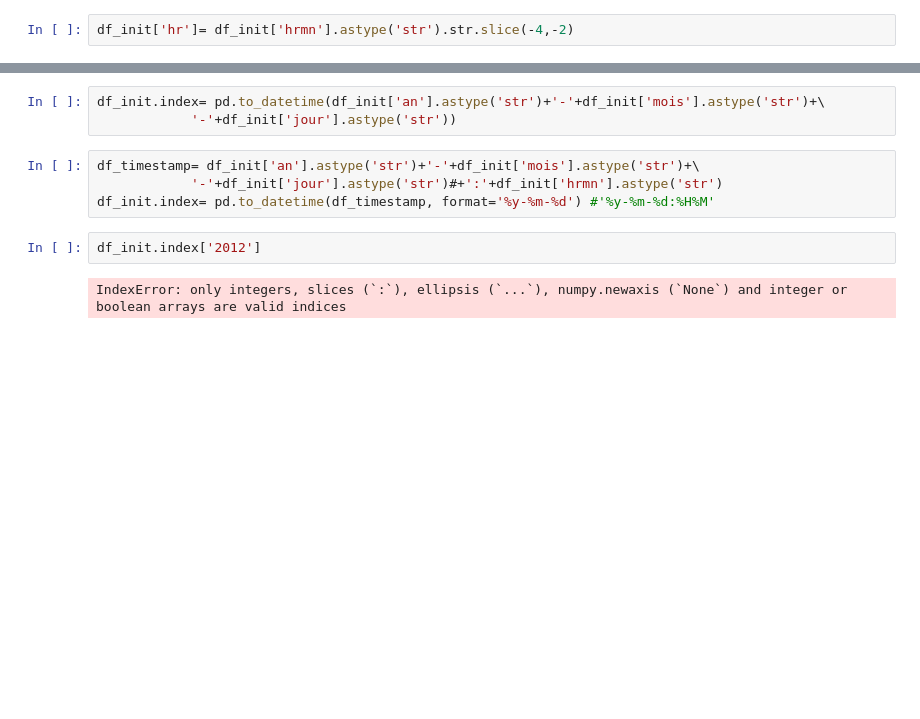
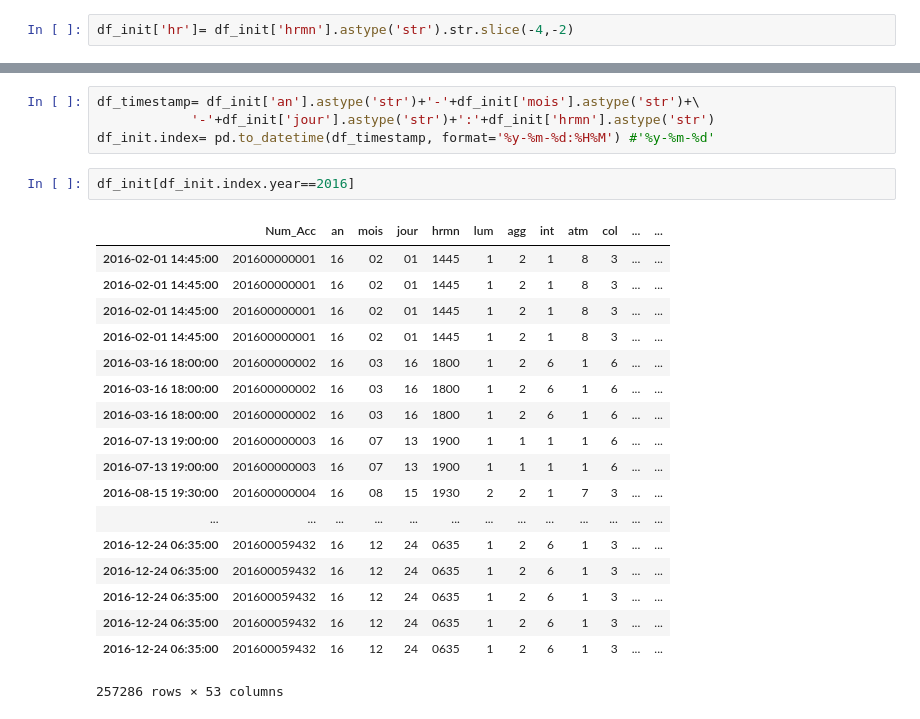
Before and after one commit to arulpugazh/data-analysis-projects, a Jupyter notebook: Accidents Analysis.ipynb, the cells around one changed output, grey strips where cells are left out. Saved outputs shown, nothing was run; the diff lists cells and outputs as text; blank space fills up the shorter version.

```diff
--- a/Accidents Analysis.ipynb
+++ b/Accidents Analysis.ipynb
@@ -149,16 +149,30 @@ This is the format of your plot grid:
 [ (2,1) x3,y3 ]  [ (2,2) x4,y4 ]
 [interactive output not drawn]
 # %%
-df_init.index= pd.to_datetime(df_init['an'].astype('str')+'-'+df_init['mois'].astype('str')+\
-            '-'+df_init['jour'].astype('str'))
+df_timestamp= df_init['an'].astype('str')+'-'+df_init['mois'].astype('str')+\
+            '-'+df_init['jour'].astype('str')+':'+df_init['hrmn'].astype('str')
+df_init.index= pd.to_datetime(df_timestamp, format='%y-%m-%d:%H%M') #'%y-%m-%d'
-# %%
-df_timestamp= df_init['an'].astype('str')+'-'+df_init['mois'].astype('str')+\
-            '-'+df_init['jour'].astype('str')#+':'+df_init['hrmn'].astype('str')
-df_init.index= pd.to_datetime(df_timestamp, format='%y-%m-%d') #'%y-%m-%d:%H%M'
 # %%
-df_init.index['2012']
+df_init[df_init.index.year==2016]
 # %% [output]
+|  | Num_Acc | an | mois | jour | hrmn | lum | agg | int | atm | col | ... | ... |
+| 2016-02-01 14:45:00 | 201600000001 | 16 | 02 | 01 | 1445 | 1 | 2 | 1 | 8 | 3 | ... | ... |
+| 2016-02-01 14:45:00 | 201600000001 | 16 | 02 | 01 | 1445 | 1 | 2 | 1 | 8 | 3 | ... | ... |
+| 2016-02-01 14:45:00 | 201600000001 | 16 | 02 | 01 | 1445 | 1 | 2 | 1 | 8 | 3 | ... | ... |
+| 2016-02-01 14:45:00 | 201600000001 | 16 | 02 | 01 | 1445 | 1 | 2 | 1 | 8 | 3 | ... | ... |
+| 2016-03-16 18:00:00 | 201600000002 | 16 | 03 | 16 | 1800 | 1 | 2 | 6 | 1 | 6 | ... | ... |
+| 2016-03-16 18:00:00 | 201600000002 | 16 | 03 | 16 | 1800 | 1 | 2 | 6 | 1 | 6 | ... | ... |
+| 2016-03-16 18:00:00 | 201600000002 | 16 | 03 | 16 | 1800 | 1 | 2 | 6 | 1 | 6 | ... | ... |
+| 2016-07-13 19:00:00 | 201600000003 | 16 | 07 | 13 | 1900 | 1 | 1 | 1 | 1 | 6 | ... | ... |
+| 2016-07-13 19:00:00 | 201600000003 | 16 | 07 | 13 | 1900 | 1 | 1 | 1 | 1 | 6 | ... | ... |
+| 2016-08-15 19:30:00 | 201600000004 | 16 | 08 | 15 | 1930 | 2 | 2 | 1 | 7 | 3 | ... | ... |
+| ... | ... | ... | ... | ... | ... | ... | ... | ... | ... | ... | ... | ... |
+| 2016-12-24 06:35:00 | 201600059432 | 16 | 12 | 24 | 0635 | 1 | 2 | 6 | 1 | 3 | ... | ... |
+| 2016-12-24 06:35:00 | 201600059432 | 16 | 12 | 24 | 0635 | 1 | 2 | 6 | 1 | 3 | ... | ... |
+| 2016-12-24 06:35:00 | 201600059432 | 16 | 12 | 24 | 0635 | 1 | 2 | 6 | 1 | 3 | ... | ... |
+| 2016-12-24 06:35:00 | 201600059432 | 16 | 12 | 24 | 0635 | 1 | 2 | 6 | 1 | 3 | ... | ... |
+| 2016-12-24 06:35:00 | 201600059432 | 16 | 12 | 24 | 0635 | 1 | 2 | 6 | 1 | 3 | ... | ... |
-IndexError: only integers, slices (`:`), ellipsis (`...`), numpy.newaxis (`None`) and integer or boolean arrays are valid indices
+257286 rows × 53 columns
 # %%
 #import matplotlib.dates as mdates
 #df_init.index = [mdates.date2num(d) for d in df_init.index]
```
Also changed, not shown: parts of 3 cells of this notebook, 2 other files.
